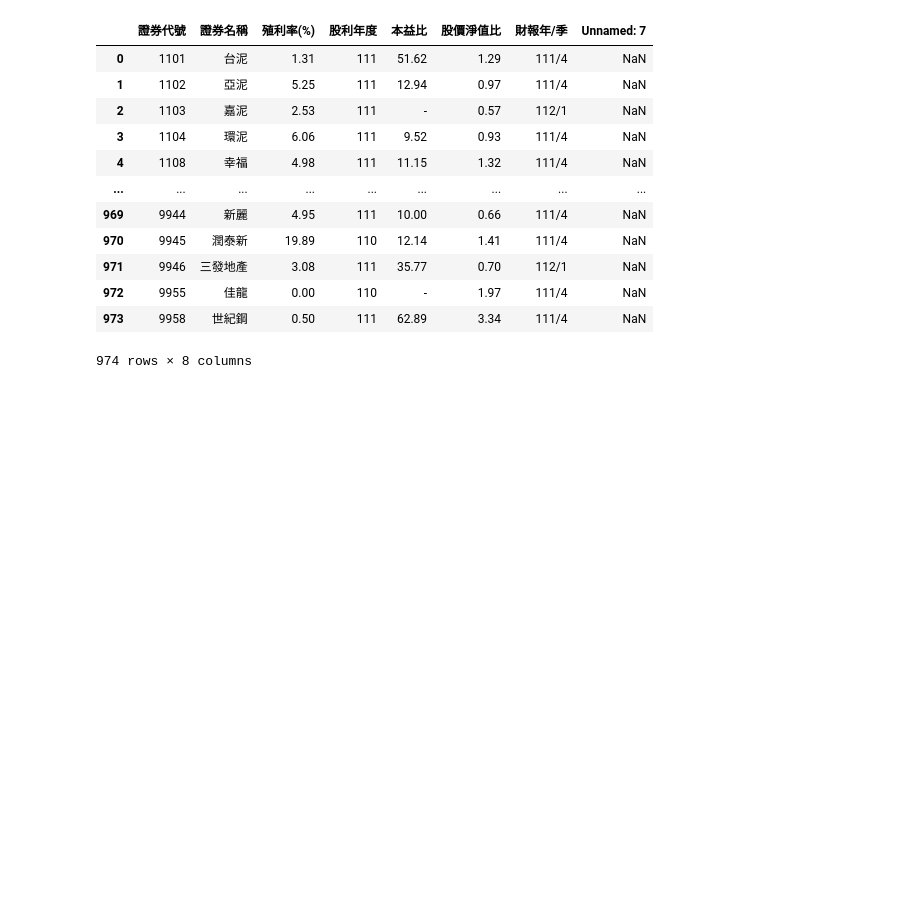
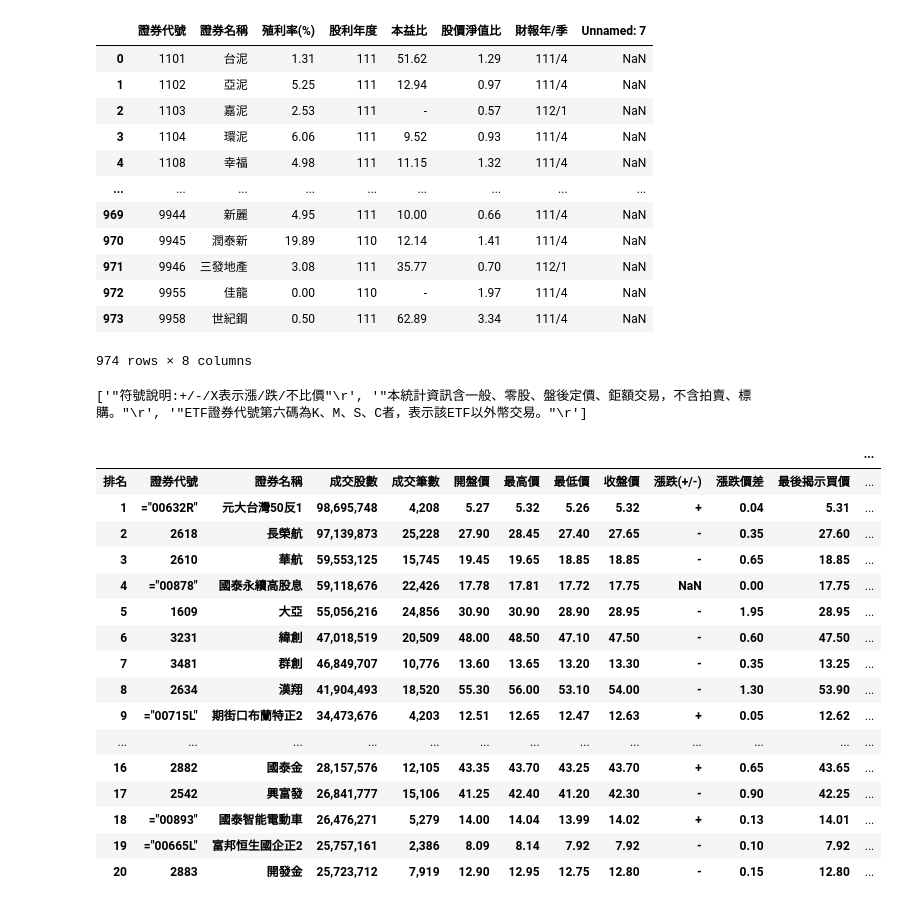
Before and after one commit to Sandwhaletree/Mai_Finlab, a Jupyter notebook: 股票財務分析/B02_個股日本益比、殖利率及股價淨值比.ipynb, the cells around one changed output. Drawn from its saved outputs; the diff is of its cells as text; code cells hidden in the pictures; blank space fills up the shorter version.

```diff
--- a/股票財務分析/B02_個股日本益比、殖利率及股價淨值比.ipynb
+++ b/股票財務分析/B02_個股日本益比、殖利率及股價淨值比.ipynb
@@ -55,3 +56,36 @@ df
 | 972 | 9955 | 佳龍 | 0.00 | 110 | - | 1.97 | 111/4 | NaN |
 | 973 | 9958 | 世紀鋼 | 0.50 | 111 | 62.89 | 3.34 | 111/4 | NaN |
 974 rows × 8 columns
+# %%
+import requests
+from io import StringIO
+import pandas as pd
+import numpy as np
+
+#https://www.twse.com.tw/rsrc/lib/table/zh.json?  https://www.twse.com.tw/pcversion/zh/page/trading/exchange/MI_INDEX20 https://www.twse.com.tw/pcversion/zh/page/trading/exchange/MI_INDEX20.html
+#https://www.twse.com.tw/pcversion/zh/exchangeReport/MI_INDEX20
+datestr = '20230511' #財報年份，忽略月和日
+r = requests.post('https://www.twse.com.tw/pcversion/zh/exchangeReport/MI_INDEX20?response=csv&date=' + datestr + '&selectType=ALL' )
+csv= StringIO( '\n'.join(r.text.split("\n")[:22]))  #刪除首行和倒數四行說明文字，只留下表格
+df = pd.read_csv(csv)
+print(r.text.split("\n")[23:26])
+df
+# %% [output]
+['"符號說明:+/-/X表示漲/跌/不比價"\r', '"本統計資訊含一般、零股、盤後定價、鉅額交易，不含拍賣、標購。"\r', '"ETF證券代號第六碼為K、M、S、C者，表示該ETF以外幣交易。"\r']
+|  |  |  |  |  |  |  |  |  |  |  |  | ... |
+| 排名 | 證券代號 | 證券名稱 | 成交股數 | 成交筆數 | 開盤價 | 最高價 | 最低價 | 收盤價 | 漲跌(+/-) | 漲跌價差 | 最後揭示買價 | ... |
+| 1 | ="00632R" | 元大台灣50反1 | 98,695,748 | 4,208 | 5.27 | 5.32 | 5.26 | 5.32 | + | 0.04 | 5.31 | ... |
+| 2 | 2618 | 長榮航 | 97,139,873 | 25,228 | 27.90 | 28.45 | 27.40 | 27.65 | - | 0.35 | 27.60 | ... |
+| 3 | 2610 | 華航 | 59,553,125 | 15,745 | 19.45 | 19.65 | 18.85 | 18.85 | - | 0.65 | 18.85 | ... |
+| 4 | ="00878" | 國泰永續高股息 | 59,118,676 | 22,426 | 17.78 | 17.81 | 17.72 | 17.75 | NaN | 0.00 | 17.75 | ... |
+| 5 | 1609 | 大亞 | 55,056,216 | 24,856 | 30.90 | 30.90 | 28.90 | 28.95 | - | 1.95 | 28.95 | ... |
+| 6 | 3231 | 緯創 | 47,018,519 | 20,509 | 48.00 | 48.50 | 47.10 | 47.50 | - | 0.60 | 47.50 | ... |
+| 7 | 3481 | 群創 | 46,849,707 | 10,776 | 13.60 | 13.65 | 13.20 | 13.30 | - | 0.35 | 13.25 | ... |
+| 8 | 2634 | 漢翔 | 41,904,493 | 18,520 | 55.30 | 56.00 | 53.10 | 54.00 | - | 1.30 | 53.90 | ... |
+| 9 | ="00715L" | 期街口布蘭特正2 | 34,473,676 | 4,203 | 12.51 | 12.65 | 12.47 | 12.63 | + | 0.05 | 12.62 | ... |
+| ... | ... | ... | ... | ... | ... | ... | ... | ... | ... | ... | ... | ... |
+| 16 | 2882 | 國泰金 | 28,157,576 | 12,105 | 43.35 | 43.70 | 43.25 | 43.70 | + | 0.65 | 43.65 | ... |
+| 17 | 2542 | 興富發 | 26,841,777 | 15,106 | 41.25 | 42.40 | 41.20 | 42.30 | - | 0.90 | 42.25 | ... |
+| 18 | ="00893" | 國泰智能電動車 | 26,476,271 | 5,279 | 14.00 | 14.04 | 13.99 | 14.02 | + | 0.13 | 14.01 | ... |
+| 19 | ="00665L" | 富邦恒生國企正2 | 25,757,161 | 2,386 | 8.09 | 8.14 | 7.92 | 7.92 | - | 0.10 | 7.92 | ... |
+| 20 | 2883 | 開發金 | 25,723,712 | 7,919 | 12.90 | 12.95 | 12.75 | 12.80 | - | 0.15 | 12.80 | ... |
```
Also changed, not shown: parts of 2 cells of this notebook.
